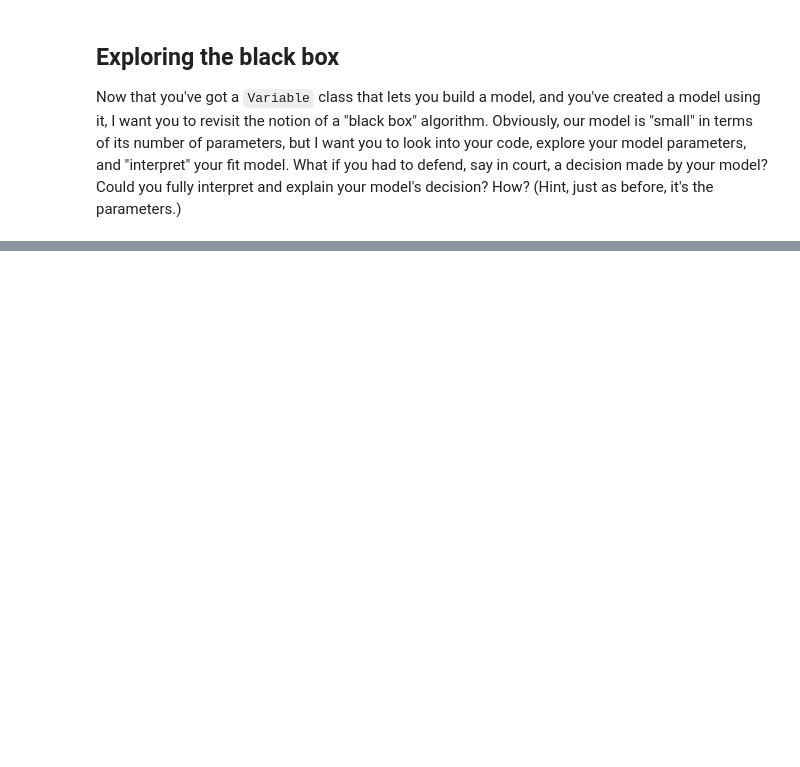
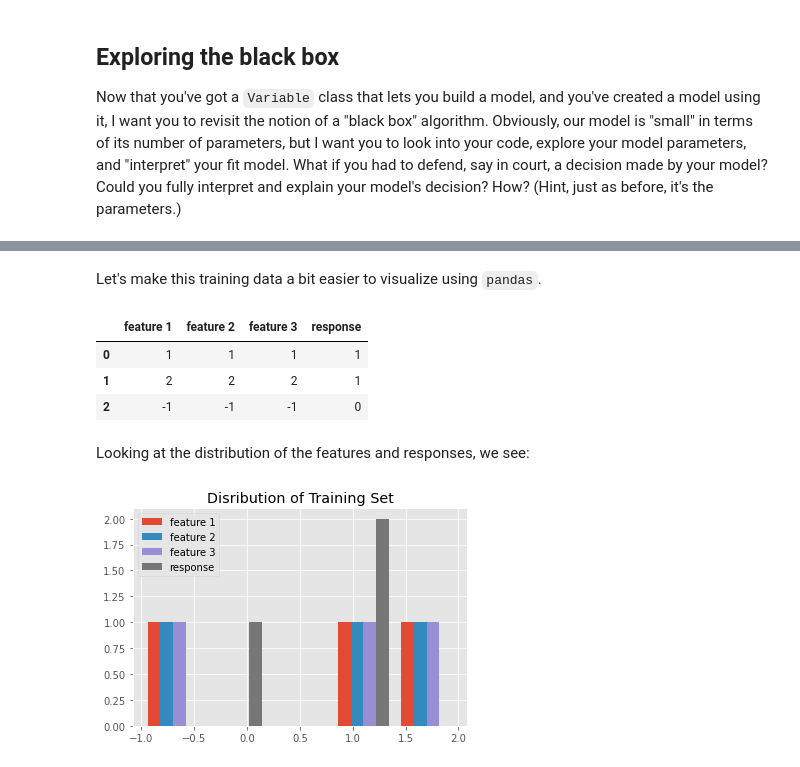
Before and after one commit to bharnav/CSC630-Machine-Learning, a Jupyter notebook: Gradients Project/project_gradients.ipynb, the cells around one changed output, grey strips where cells are left out. Saved outputs shown, nothing was run; the diff lists cells and outputs as text; code cells hidden in the pictures; blank space fills up the shorter version.

```diff
--- a/Gradients Project/project_gradients.ipynb
+++ b/Gradients Project/project_gradients.ipynb
@@ -505,0 +574,24 @@ Now that you've got a `Variable` class that lets you build a model, and you've c
+# %%
+x_train = np.array([[1,1,1],[2,2,2],[-1,-1,-1]])
+y_train = np.array([1,1,0])
+# %% [markdown]
+Let's make this training data a bit easier to visualize using `pandas`.
+# %%
+df = pd.DataFrame(x_train, columns = ['feature 1', 'feature 2', 'feature 3'])
+len_features = len(df)
+df['response'] = y_train
+display(df)
+# %% [output]
+|  | feature 1 | feature 2 | feature 3 | response |
+| 0 | 1 | 1 | 1 | 1 |
+| 1 | 2 | 2 | 2 | 1 |
+| 2 | -1 | -1 | -1 | 0 |
+# %% [markdown]
+Looking at the distribution of the features and responses, we see:
+# %%
+_ = plt.hist(df, bins='auto')
+plt.title("Disribution of Training Set")
+plt.legend(['feature 1', 'feature 2', 'feature 3', 'response'])
+plt.show()
+# %% [output]
+[figure, added]
```
Also changed, not shown: parts of 15 cells of this notebook, 1 other file.
